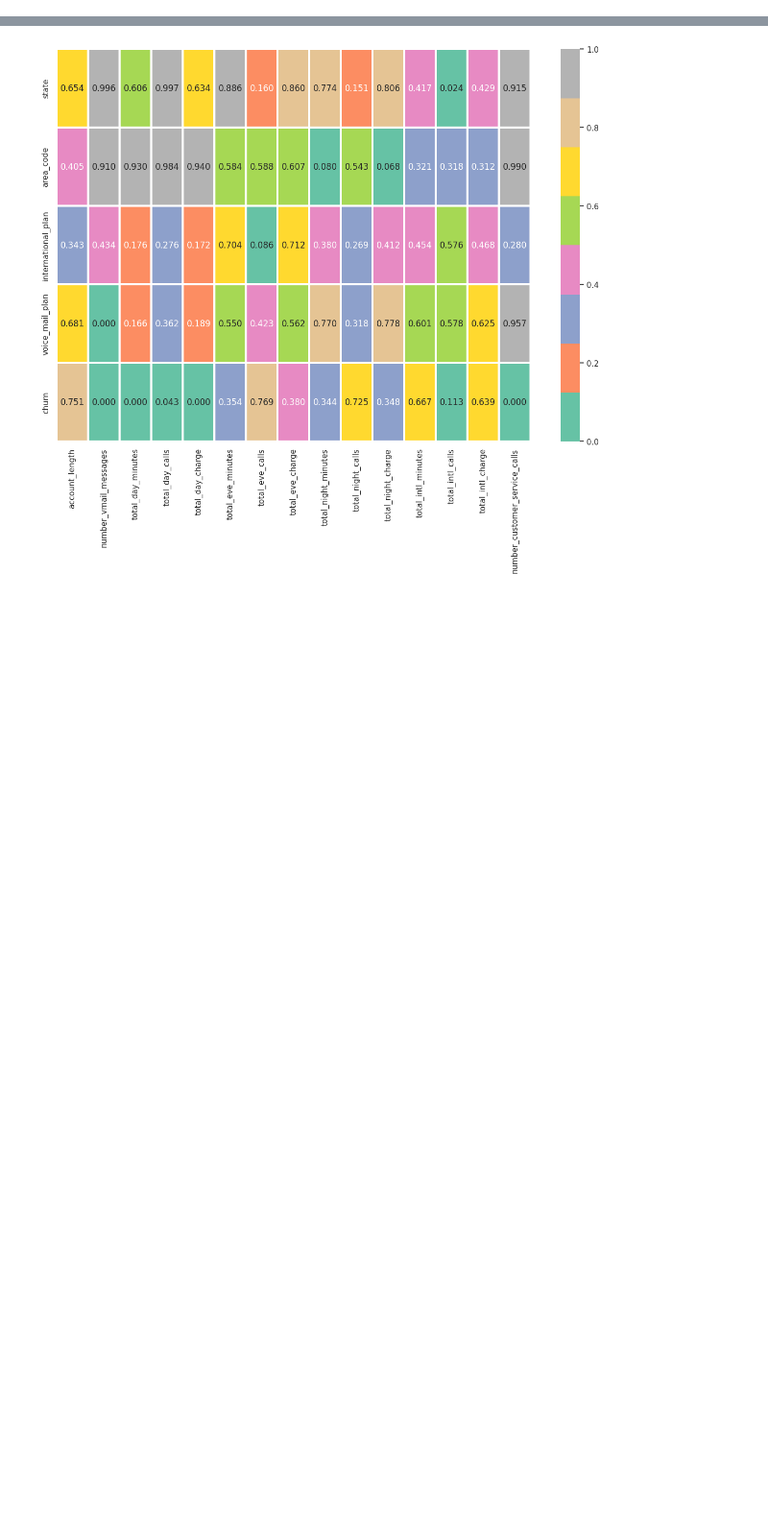
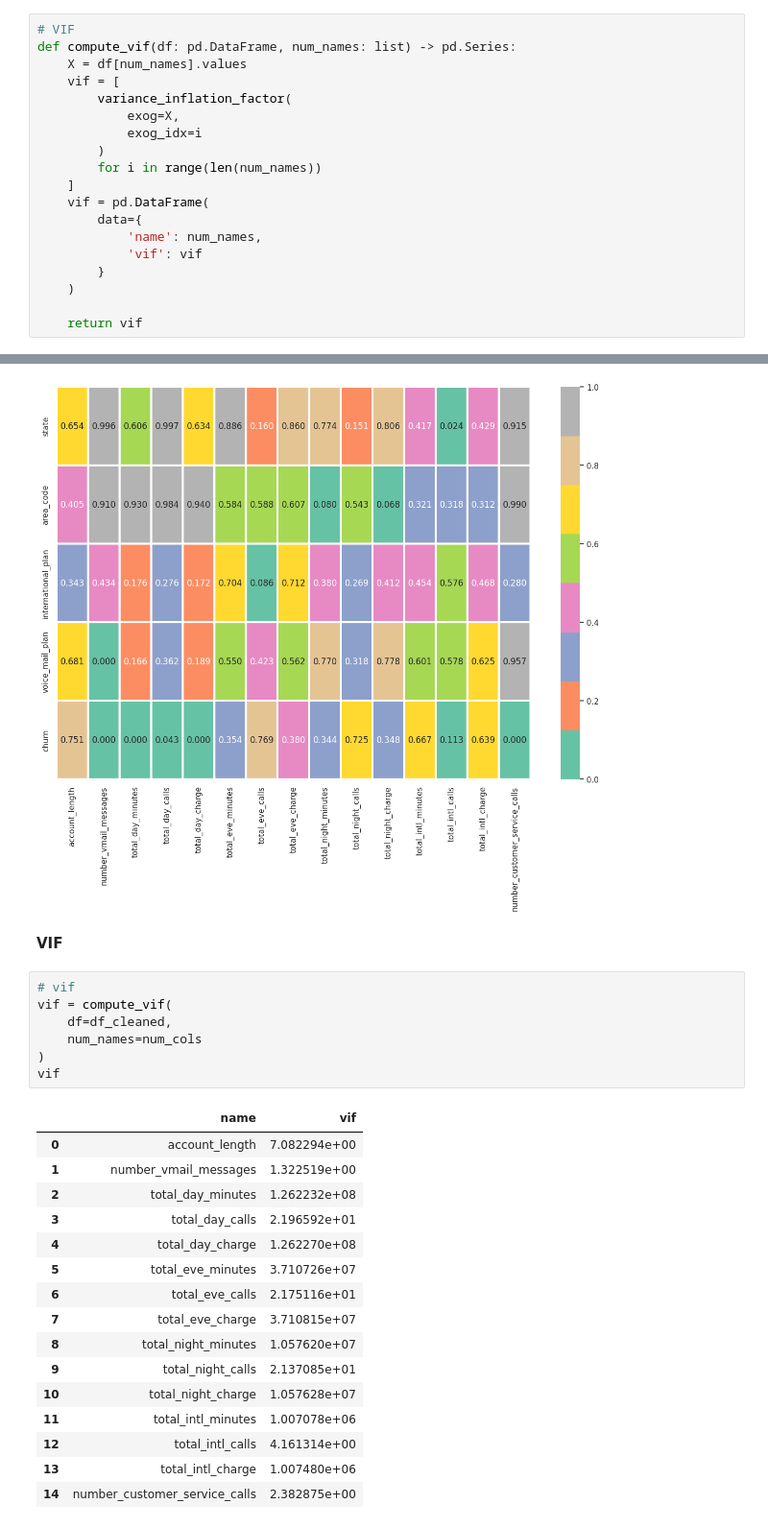
Before and after one commit to hyugai/MLOps_Marketing_CustomerChurn_2020KaggleCompetition, a Jupyter notebook: notebooks/data_wrangling/data_wrangling.ipynb, the cells around one changed output, grey strips where cells are left out. Shown at 96% size. Cells and saved outputs as stored; diff of their text form; blank space fills up the shorter version.

```diff
--- a/notebooks/data_wrangling/data_wrangling.ipynb
+++ b/notebooks/data_wrangling/data_wrangling.ipynb
@@ -164,6 +170,25 @@ def permutation(df: pd.DataFrame, cat_names: list, num_names: list):
         ax=ax
     )
     plt.show(g)
+# %%
+# VIF
+def compute_vif(df: pd.DataFrame, num_names: list) -> pd.Series:
+    X = df[num_names].values
+    vif = [
+        variance_inflation_factor(
+            exog=X,
+            exog_idx=i
+        )
+        for i in range(len(num_names))
+    ]
+    vif = pd.DataFrame(
+        data={
+            'name': num_names,
+            'vif': vif
+        }
+    )
+
+    return vif
 # %% [markdown]
 # Data Wrangling
 # %% [markdown]
@@ -359,3 +384,29 @@ churn ~ total_day_calls: 0.043
 churn ~ total_day_charge: 0.0
 churn ~ number_customer_service_calls: 0.0
 [figure]
+# %% [markdown]
+<b>VIF</b>
+# %%
+# vif
+vif = compute_vif(
+    df=df_cleaned,
+    num_names=num_cols
+)
+vif
+# %% [output]
+|  | name | vif |
+| 0 | account_length | 7.082294e+00 |
+| 1 | number_vmail_messages | 1.322519e+00 |
+| 2 | total_day_minutes | 1.262232e+08 |
+| 3 | total_day_calls | 2.196592e+01 |
+| 4 | total_day_charge | 1.262270e+08 |
+| 5 | total_eve_minutes | 3.710726e+07 |
+| 6 | total_eve_calls | 2.175116e+01 |
+| 7 | total_eve_charge | 3.710815e+07 |
+| 8 | total_night_minutes | 1.057620e+07 |
+| 9 | total_night_calls | 2.137085e+01 |
+| 10 | total_night_charge | 1.057628e+07 |
+| 11 | total_intl_minutes | 1.007078e+06 |
+| 12 | total_intl_calls | 4.161314e+00 |
+| 13 | total_intl_charge | 1.007480e+06 |
+| 14 | number_customer_service_calls | 2.382875e+00 |
```
Also changed, not shown: parts of 2 cells of this notebook.
